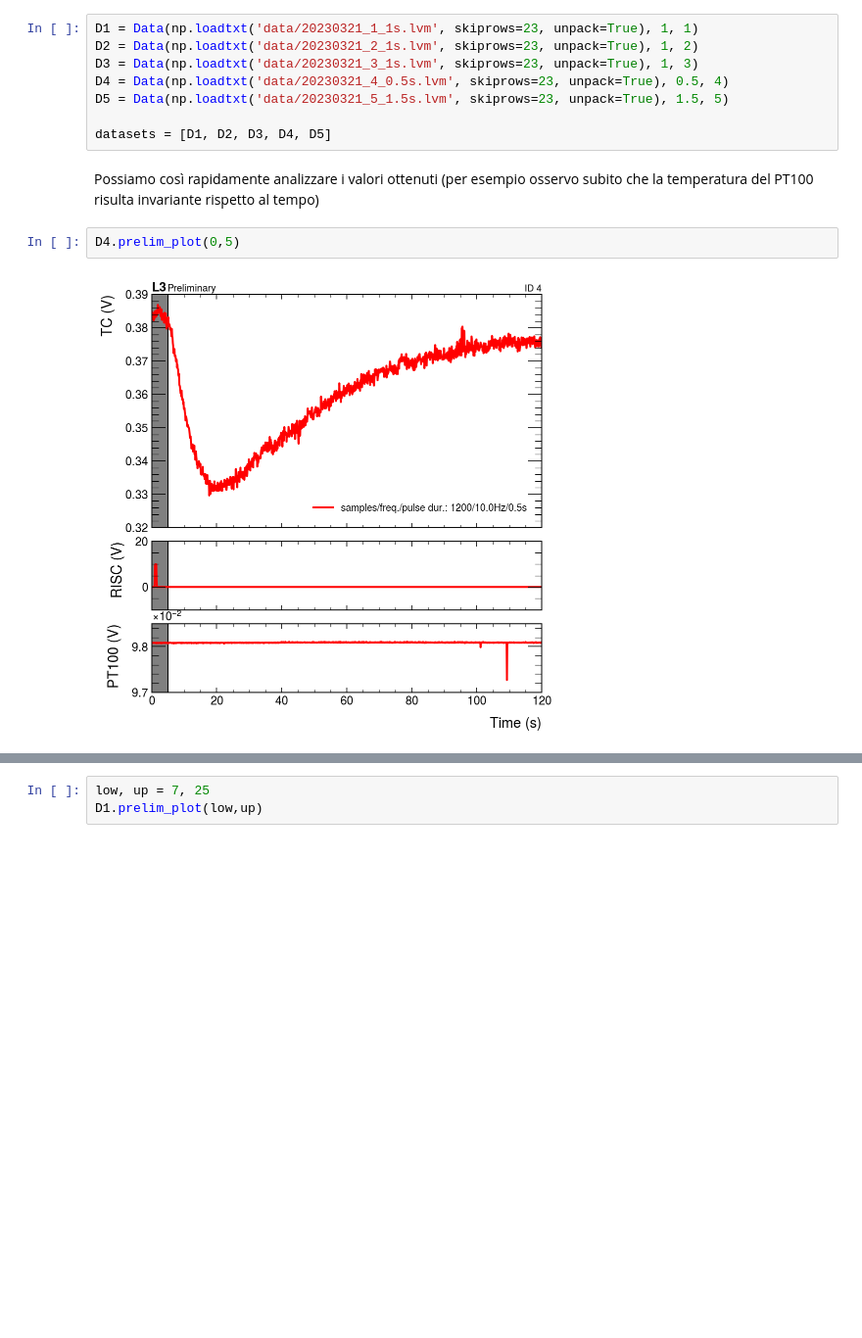
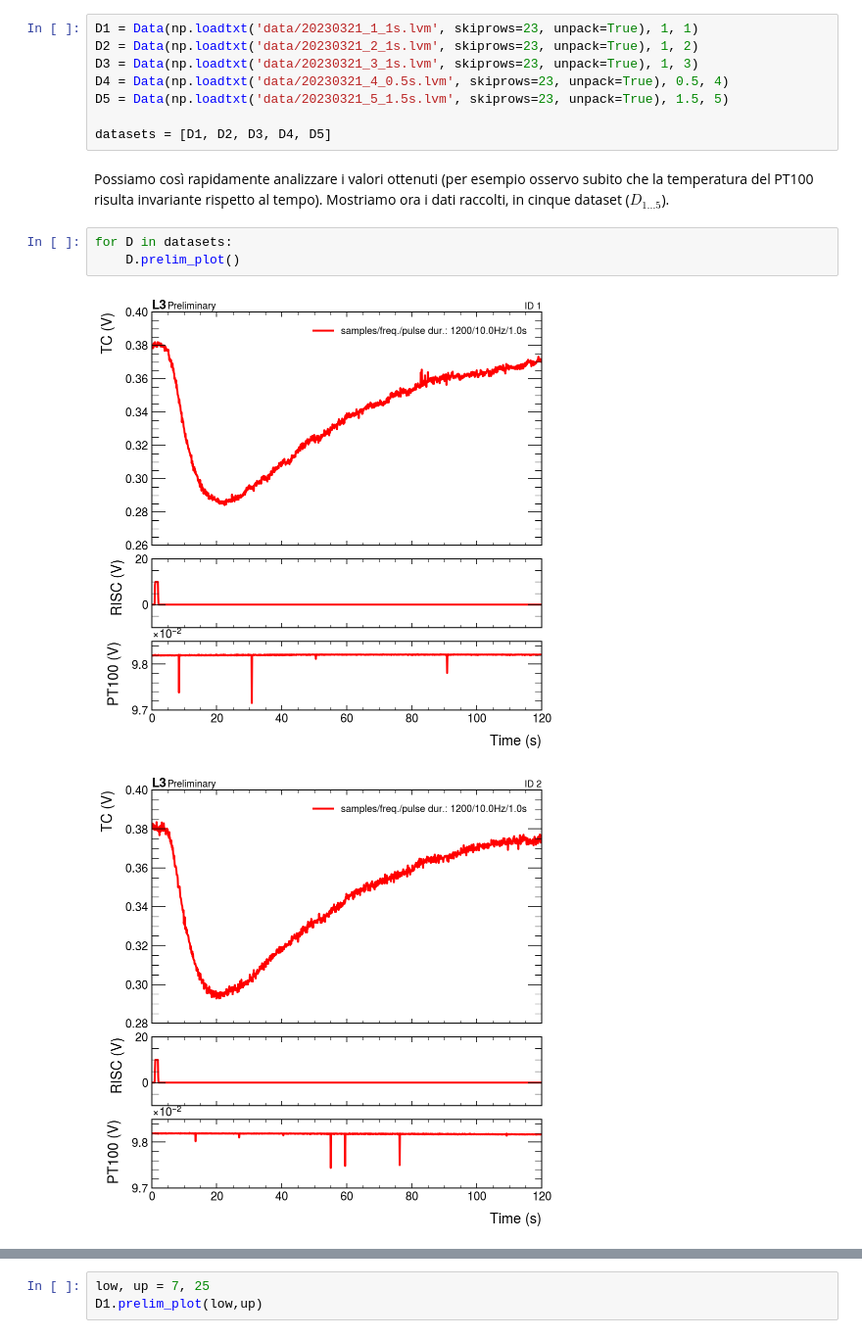
Before and after one commit to mattiasotgia/alphalab3, a Jupyter notebook: HeatTransfer/2023_03_27_analysis.ipynb, the cells around one changed output, grey strips where cells are left out. Shown at 98% size. Cells and saved outputs as stored; diff of their text form; blank space fills up the shorter version.

```diff
--- a/HeatTransfer/2023_03_27_analysis.ipynb
+++ b/HeatTransfer/2023_03_27_analysis.ipynb
@@ -40,8 +34,10 @@ D5 = Data(np.loadtxt('data/20230321_5_1.5s.lvm', skiprows=23, unpack=True), 1.5,
 
 datasets = [D1, D2, D3, D4, D5]
 # %% [markdown]
-Possiamo così rapidamente analizzare i valori ottenuti (per esempio osservo subito che la temperatura del PT100 risulta invariante rispetto al tempo)
+Possiamo così rapidamente analizzare i valori ottenuti (per esempio osservo subito che la temperatura del PT100 risulta invariante rispetto al tempo). Mostriamo ora i dati raccolti, in cinque dataset ($D_{1\dots5}$).
 # %%
-D4.prelim_plot(0,5)
+for D in datasets:
+    D.prelim_plot()
 # %% [output]
-[figure, old version]
+[figure, new version]
+[figure, added]
```
Also changed, not shown: parts of 24 cells of this notebook, 9 other files.
